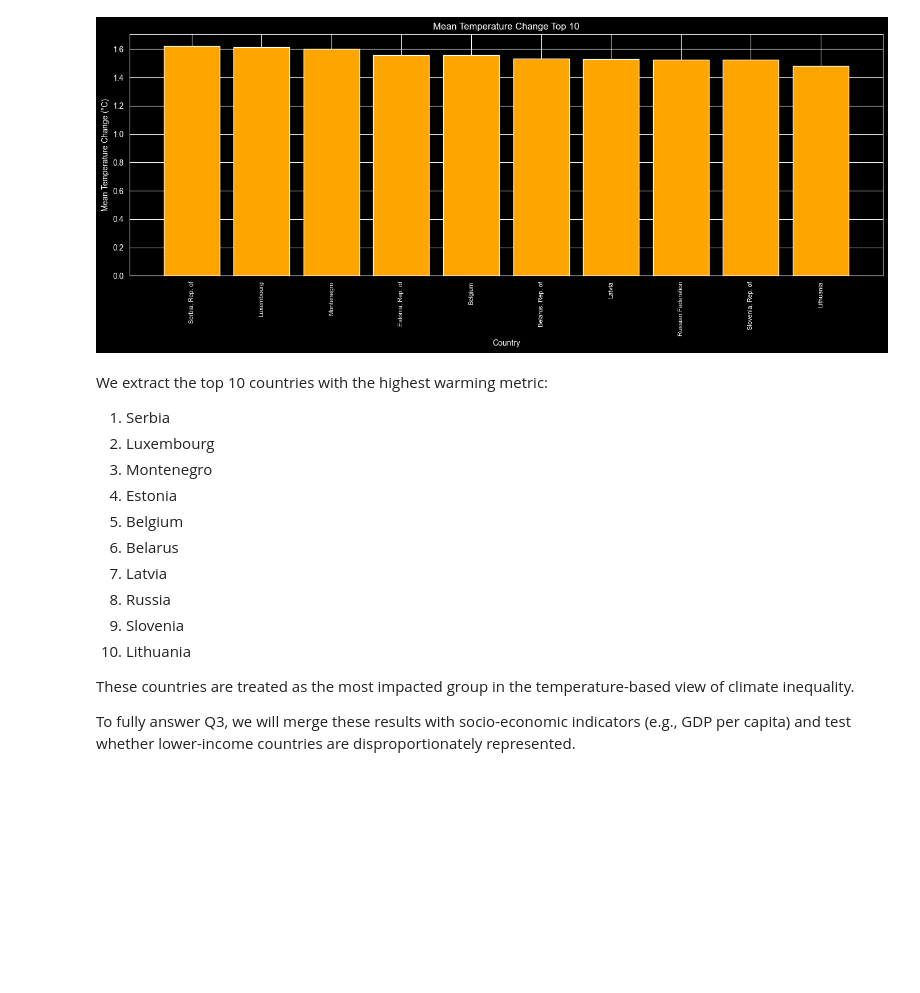
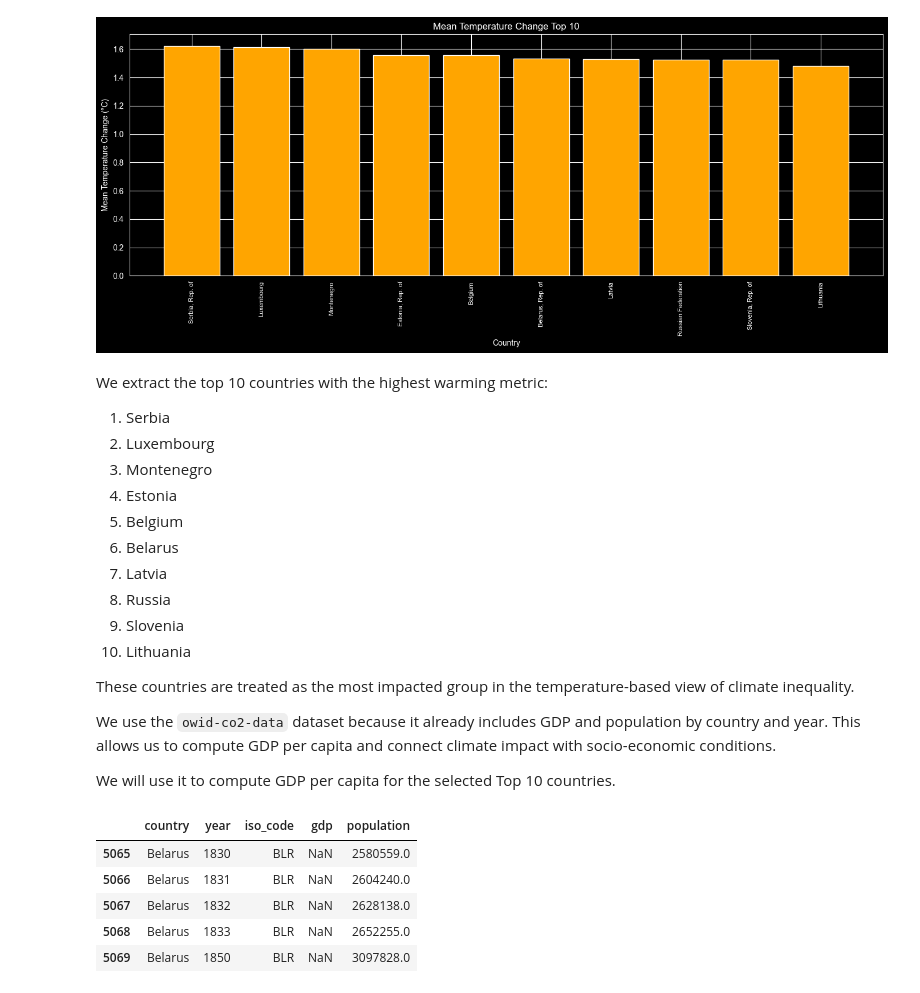
Before and after one commit to tince250/climate-change-ds, a Jupyter notebook: q3-climate-inpact.ipynb, the cells around one changed output. Saved outputs shown, nothing was run; the diff lists cells and outputs as text; code cells hidden in the pictures; blank space fills up the shorter version.

```diff
--- a/q3-climate-inpact.ipynb
+++ b/q3-climate-inpact.ipynb
@@ -245,4 +246,22 @@ We extract the top 10 countries with the highest warming metric:
 
 These countries are treated as the most impacted group in the temperature-based view of climate inequality.
 
-To fully answer Q3, we will merge these results with socio-economic indicators (e.g., GDP per capita) and test whether lower-income countries are disproportionately represented.
+We use the `owid-co2-data` dataset because it already includes GDP and population by country and year. This allows us to compute GDP per capita and connect climate impact with socio-economic conditions.
+
+We will use it to compute GDP per capita for the selected Top 10 countries.
+# %%
+df_owid = pd.read_csv("data/owid-co2-data.csv")
+
+top10_iso3 = df_temp_top_10["ISO3"].dropna().unique()
+df_owid = df_owid[df_owid["iso_code"].isin(top10_iso3)][
+    ["country", "year", "iso_code", "gdp", "population"]
+].copy()
+
+df_owid.head()
+# %% [output]
+|  | country | year | iso_code | gdp | population |
+| 5065 | Belarus | 1830 | BLR | NaN | 2580559.0 |
+| 5066 | Belarus | 1831 | BLR | NaN | 2604240.0 |
+| 5067 | Belarus | 1832 | BLR | NaN | 2628138.0 |
+| 5068 | Belarus | 1833 | BLR | NaN | 2652255.0 |
+| 5069 | Belarus | 1850 | BLR | NaN | 3097828.0 |
```
Also changed, not shown: parts of 9 cells of this notebook.
